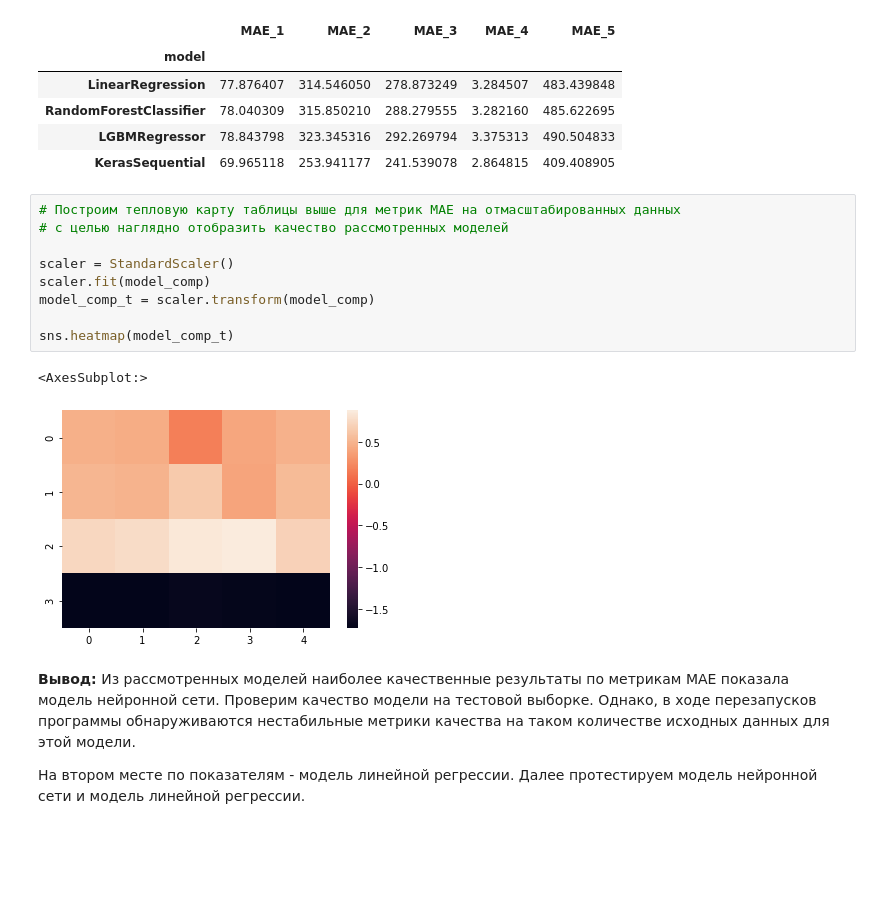
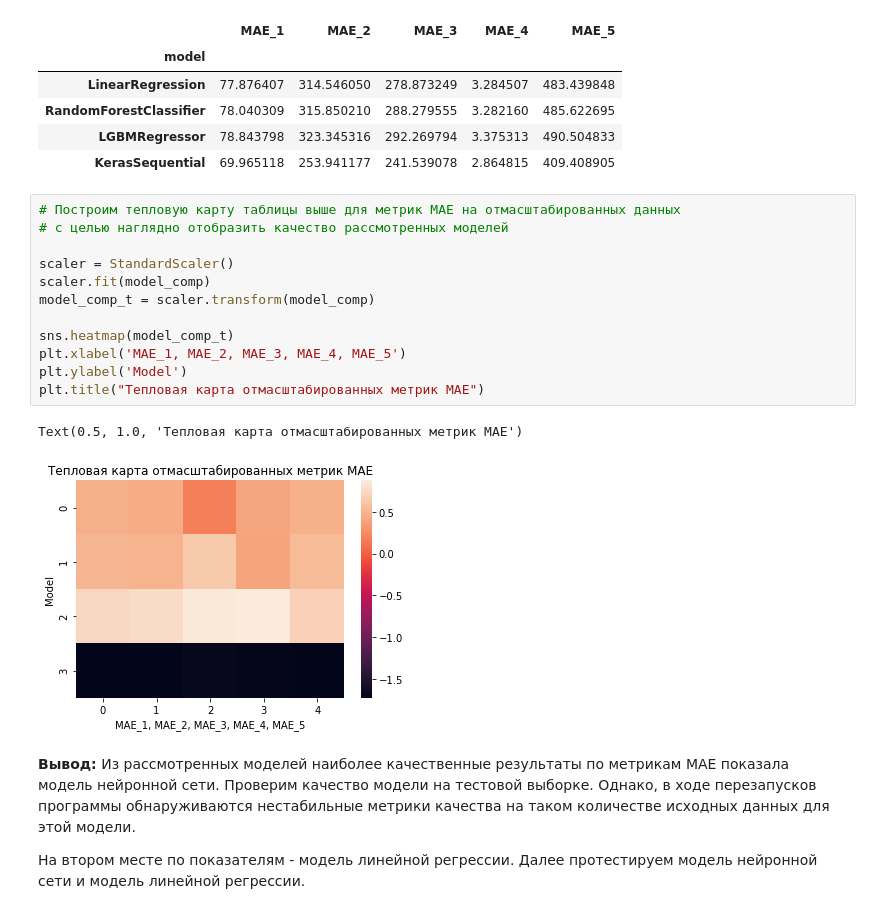
Before and after one commit to Lemekhova/Practicum, a Jupyter notebook: CompositeMaterials/final_project_2.ipynb, the cells around one changed output. Saved outputs shown, nothing was run; the diff lists cells and outputs as text; blank space fills up the shorter version.

```diff
--- a/CompositeMaterials/final_project_2.ipynb
+++ b/CompositeMaterials/final_project_2.ipynb
@@ -555,15 +555,18 @@ model_comp
 # %%
 # Построим тепловую карту таблицы выше для метрик MAE на отмасштабированных данных
 # с целью наглядно отобразить качество рассмотренных моделей
 
 scaler = StandardScaler()
 scaler.fit(model_comp)
 model_comp_t = scaler.transform(model_comp)
 
 sns.heatmap(model_comp_t)
+plt.xlabel('MAE_1, MAE_2, MAE_3, MAE_4, MAE_5')
+plt.ylabel('Model')
+plt.title("Тепловая карта отмасштабированных метрик MAE")
 # %% [output]
-<AxesSubplot:>
+Text(0.5, 1.0, 'Тепловая карта отмасштабированных метрик MAE')
-[figure, old version]
+[figure, new version]
 # %% [markdown]
 **Вывод:**
 Из рассмотренных моделей наиболее качественные результаты по метрикам MAE показала модель нейронной сети. Проверим качество модели на тестовой выборке. Однако, в ходе перезапусков программы обнаруживаются нестабильные метрики качества на таком количестве исходных данных для этой модели.
```
Also changed, not shown: parts of 1 cell of this notebook.
